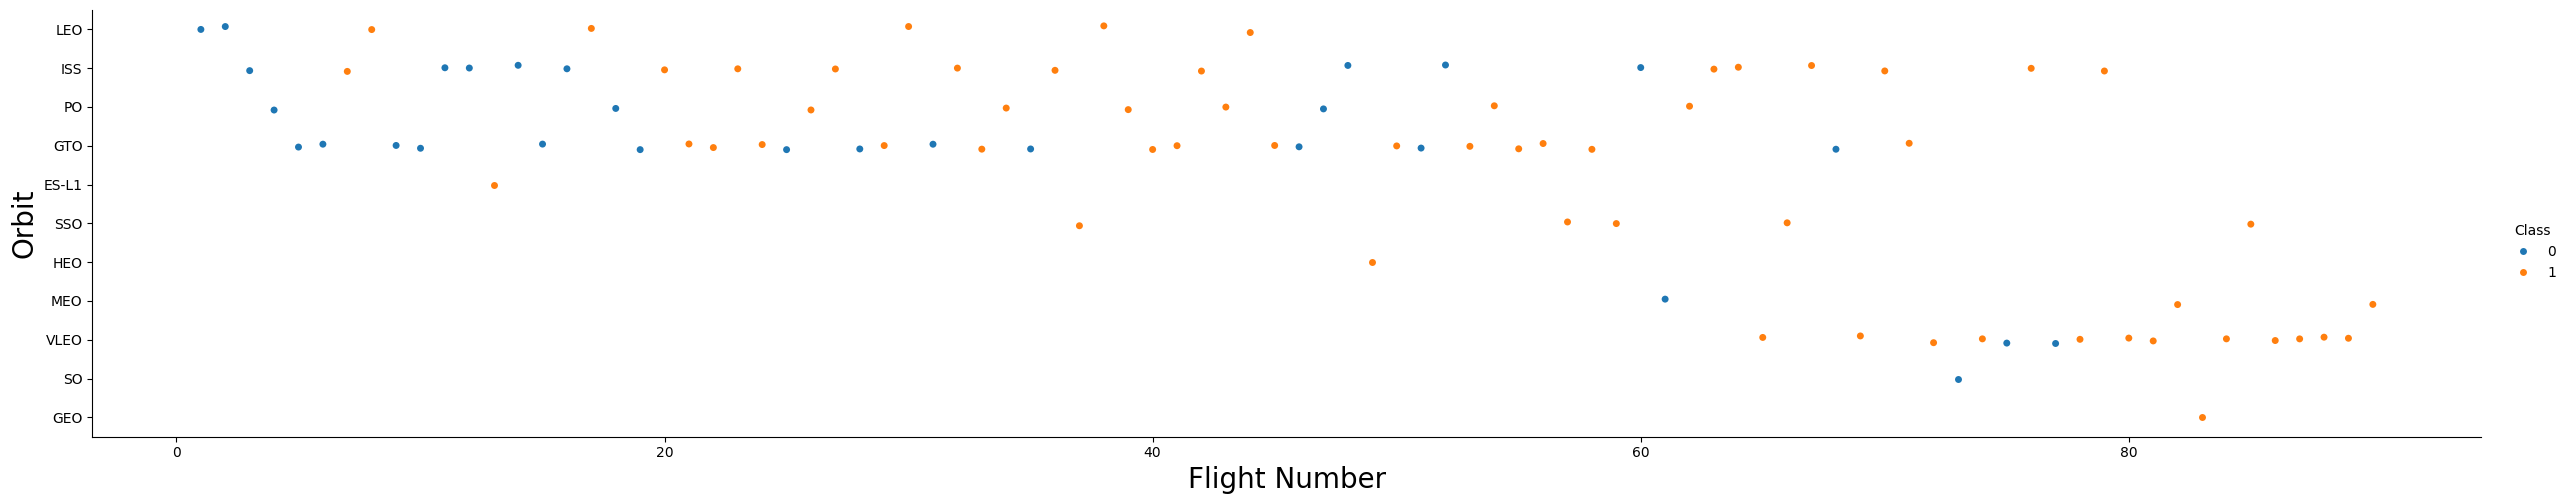
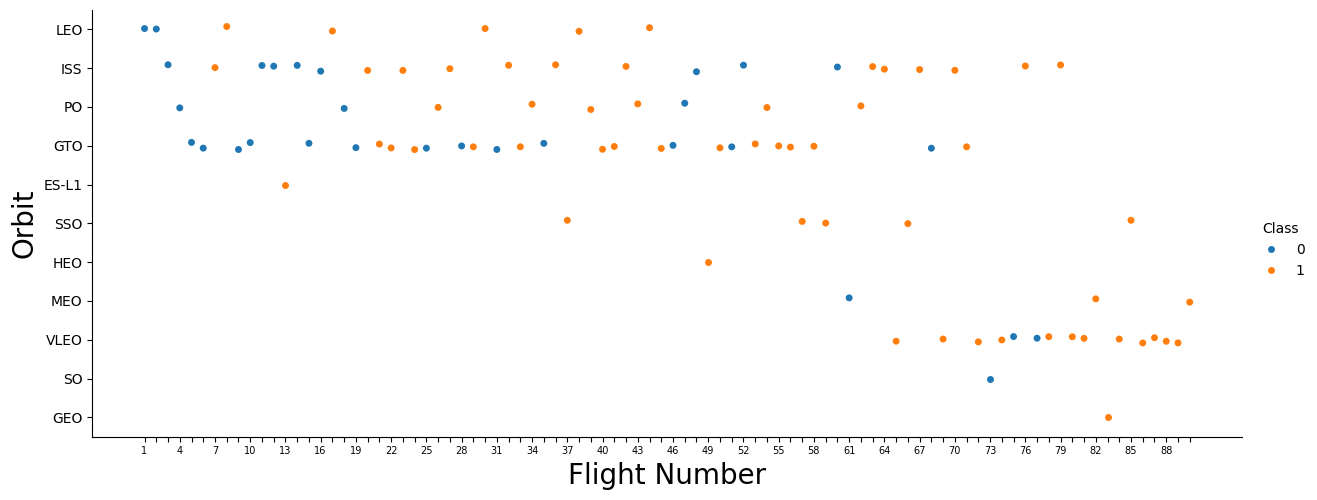
Code edit (unified diff) that turned the first committed figure into the second:
--- before
+++ after
@@ -1,5 +1,16 @@
 # Plot a scatter point chart with x axis to be FlightNumber and y axis to be the Orbit, and hue to be the class value
-sns.catplot(y="Orbit", x="FlightNumber", hue="Class", data=df, aspect = 5)
+T=sns.catplot(y="Orbit", x="FlightNumber", hue="Class", data=df, aspect = 2.5)
 plt.xlabel("Flight Number",fontsize=20)
 plt.ylabel("Orbit",fontsize=20)
+
+ax = T.axes[0, 0]
+# Manually set one tick per flight number
+flight_numbers = sorted(df["FlightNumber"].unique())
+ax.set_xticks(flight_numbers)
+ax.set_xticklabels(flight_numbers, fontsize=7)
+
+# Now filter to show every 3rd label
+for i, label in enumerate(ax.get_xticklabels()):
+    if i % 3 != 0:
+        label.set_visible(False)
 plt.show()

Commit: Update jupyter-labs-eda-dataviz_s.ipynb